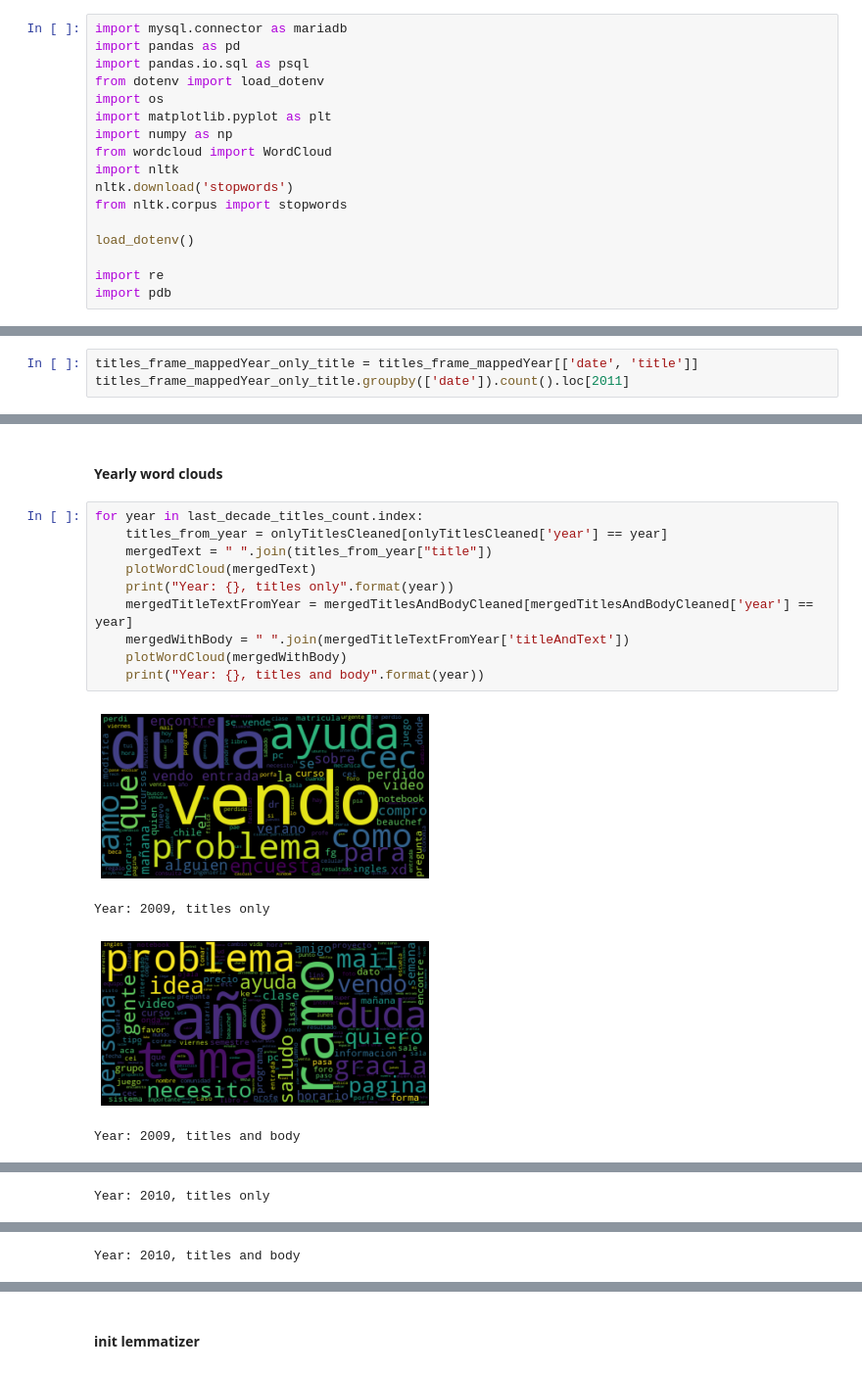
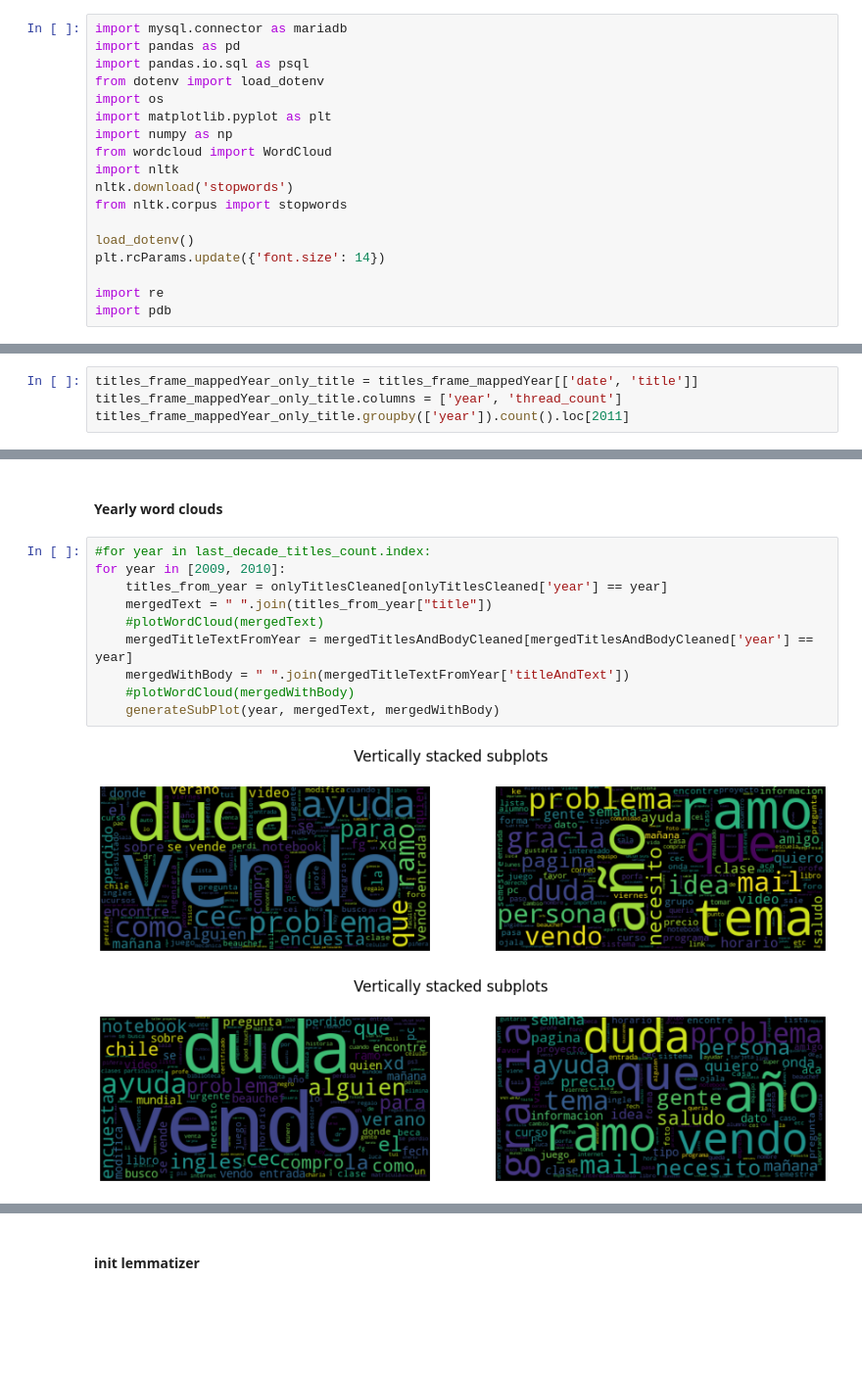
Before and after one commit to martinKindall/forum_analysis_wordclouds, a Jupyter notebook: Forum_analysis.ipynb, the cells around one changed output, grey strips where cells are left out. Shown at 98% size. Cells and saved outputs as stored; diff of their text form; blank space fills up the shorter version.

```diff
--- a/Forum_analysis.ipynb
+++ b/Forum_analysis.ipynb
@@ -12,6 +12,7 @@ nltk.download('stopwords')
 from nltk.corpus import stopwords
 
 load_dotenv()
+plt.rcParams.update({'font.size': 14})
 
 import re
 import pdb
@@ -68,4 +69,5 @@ titles_frame_mappedYear.head()
 # %%
 titles_frame_mappedYear_only_title = titles_frame_mappedYear[['date', 'title']]
-titles_frame_mappedYear_only_title.groupby(['date']).count().loc[2011]
+titles_frame_mappedYear_only_title.columns = ['year', 'thread_count']
+titles_frame_mappedYear_only_title.groupby(['year']).count().loc[2011]
 # %% [output]
@@ -162,17 +168,15 @@ plotWordCloud(onlyTitles)
 # %% [markdown]
 #### Yearly word clouds
 # %%
-for year in last_decade_titles_count.index:
+#for year in last_decade_titles_count.index:
+for year in [2009, 2010]:
     titles_from_year = onlyTitlesCleaned[onlyTitlesCleaned['year'] == year]
     mergedText = " ".join(titles_from_year["title"])
-    plotWordCloud(mergedText)
-    print("Year: {}, titles only".format(year))
+    #plotWordCloud(mergedText)
     mergedTitleTextFromYear = mergedTitlesAndBodyCleaned[mergedTitlesAndBodyCleaned['year'] == year]
     mergedWithBody = " ".join(mergedTitleTextFromYear['titleAndText'])
-    plotWordCloud(mergedWithBody)
-    print("Year: {}, titles and body".format(year))
+    #plotWordCloud(mergedWithBody)
+    generateSubPlot(year, mergedText, mergedWithBody)
 # %% [output]
-[figure, old version]
+[figure, new version]
-Year: 2009, titles only
-[figure, old version]
+[figure, new version]
-Year: 2009, titles and body
@@ -180 +182,0 @@ Year: 2009, titles and body
-Year: 2010, titles only
@@ -182 +182,0 @@ Year: 2010, titles only
-Year: 2010, titles and body
```
Also changed, not shown: parts of 19 cells of this notebook.
